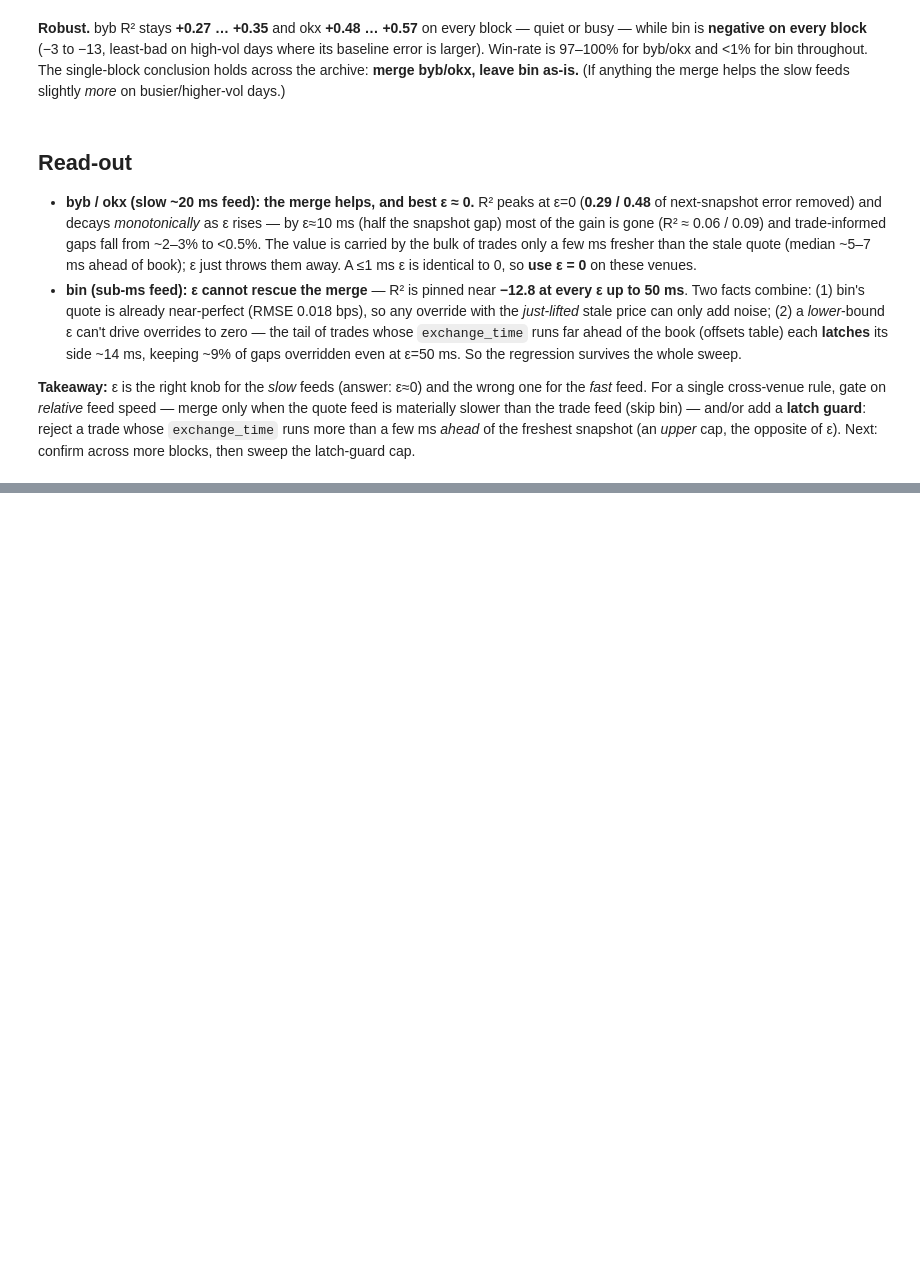
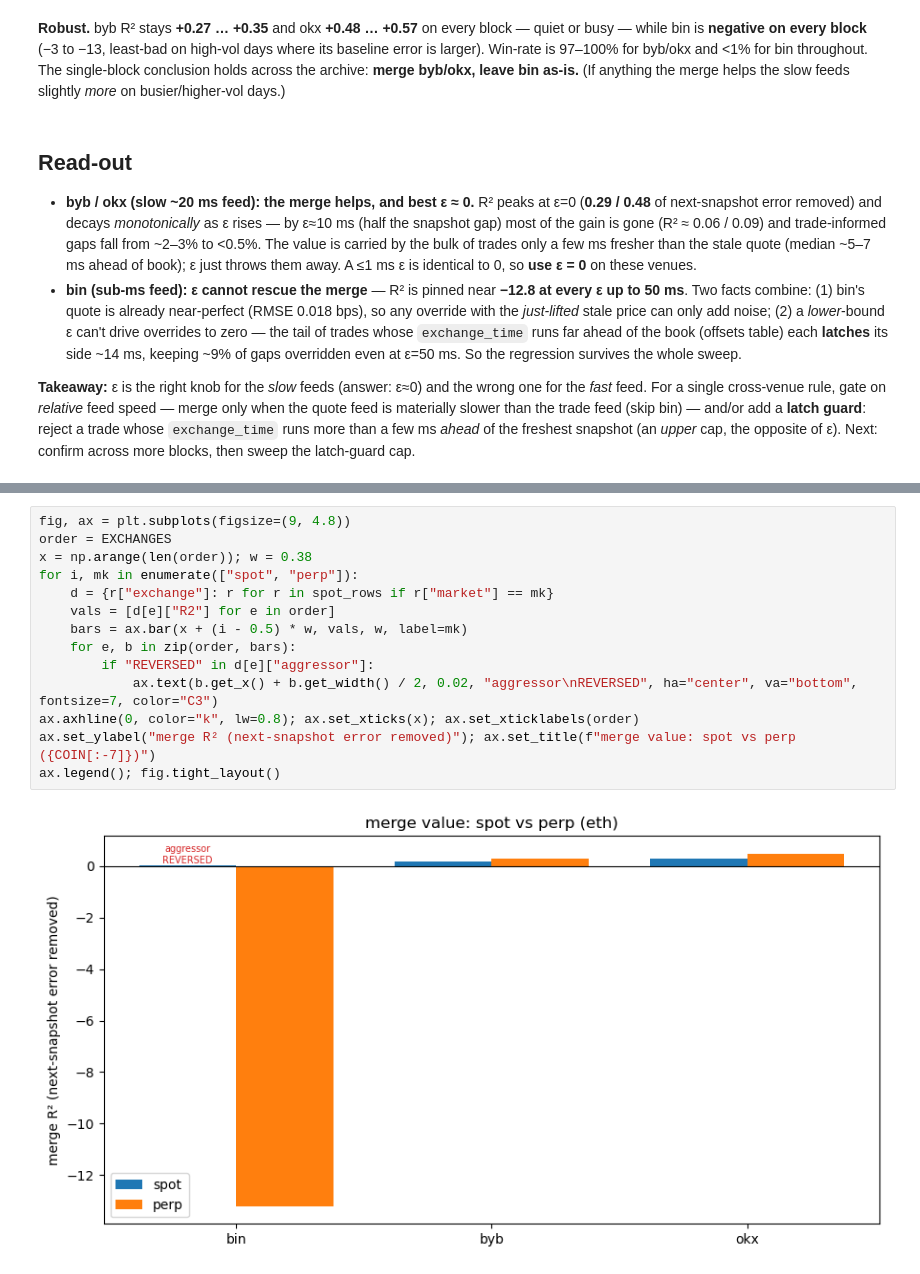
Before and after one commit to leithboyd/boba, a Jupyter notebook: notebooks/02_merged_price_stream.ipynb, the cells around one changed output, grey strips where cells are left out. Saved outputs shown, nothing was run; the diff lists cells and outputs as text; blank space fills up the shorter version.

```diff
--- a/notebooks/02_merged_price_stream.ipynb
+++ b/notebooks/02_merged_price_stream.ipynb
@@ -409,0 +468,16 @@ opposite of ε). Next: confirm across more blocks, then sweep the latch-guard ca
+# %%
+fig, ax = plt.subplots(figsize=(9, 4.8))
+order = EXCHANGES
+x = np.arange(len(order)); w = 0.38
+for i, mk in enumerate(["spot", "perp"]):
+    d = {r["exchange"]: r for r in spot_rows if r["market"] == mk}
+    vals = [d[e]["R2"] for e in order]
+    bars = ax.bar(x + (i - 0.5) * w, vals, w, label=mk)
+    for e, b in zip(order, bars):
+        if "REVERSED" in d[e]["aggressor"]:
+            ax.text(b.get_x() + b.get_width() / 2, 0.02, "aggressor\nREVERSED", ha="center", va="bottom", fontsize=7, color="C3")
+ax.axhline(0, color="k", lw=0.8); ax.set_xticks(x); ax.set_xticklabels(order)
+ax.set_ylabel("merge R² (next-snapshot error removed)"); ax.set_title(f"merge value: spot vs perp ({COIN[:-7]})")
+ax.legend(); fig.tight_layout()
+# %% [output]
+[figure, added]
```
Also changed, not shown: parts of 3 cells of this notebook, 7 other files.
